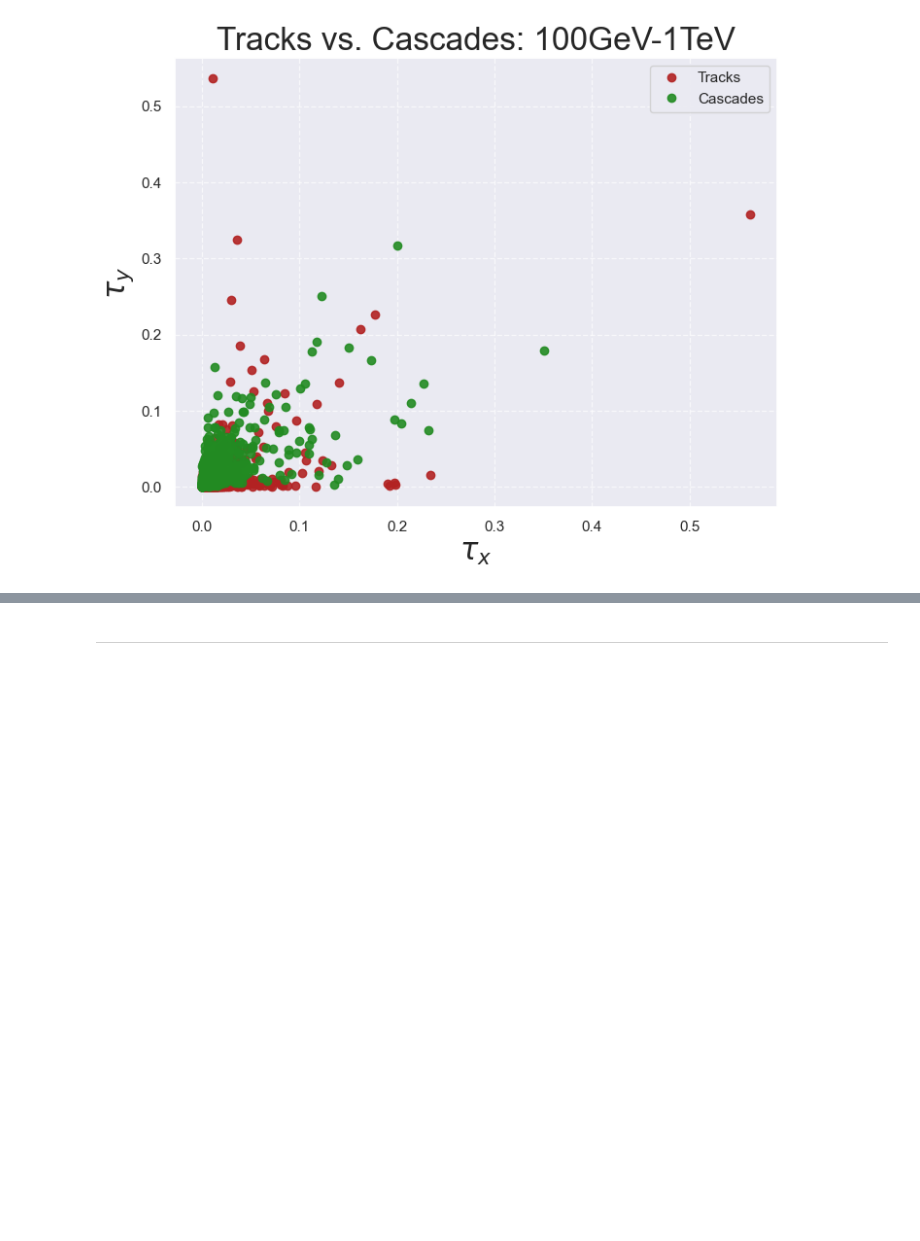
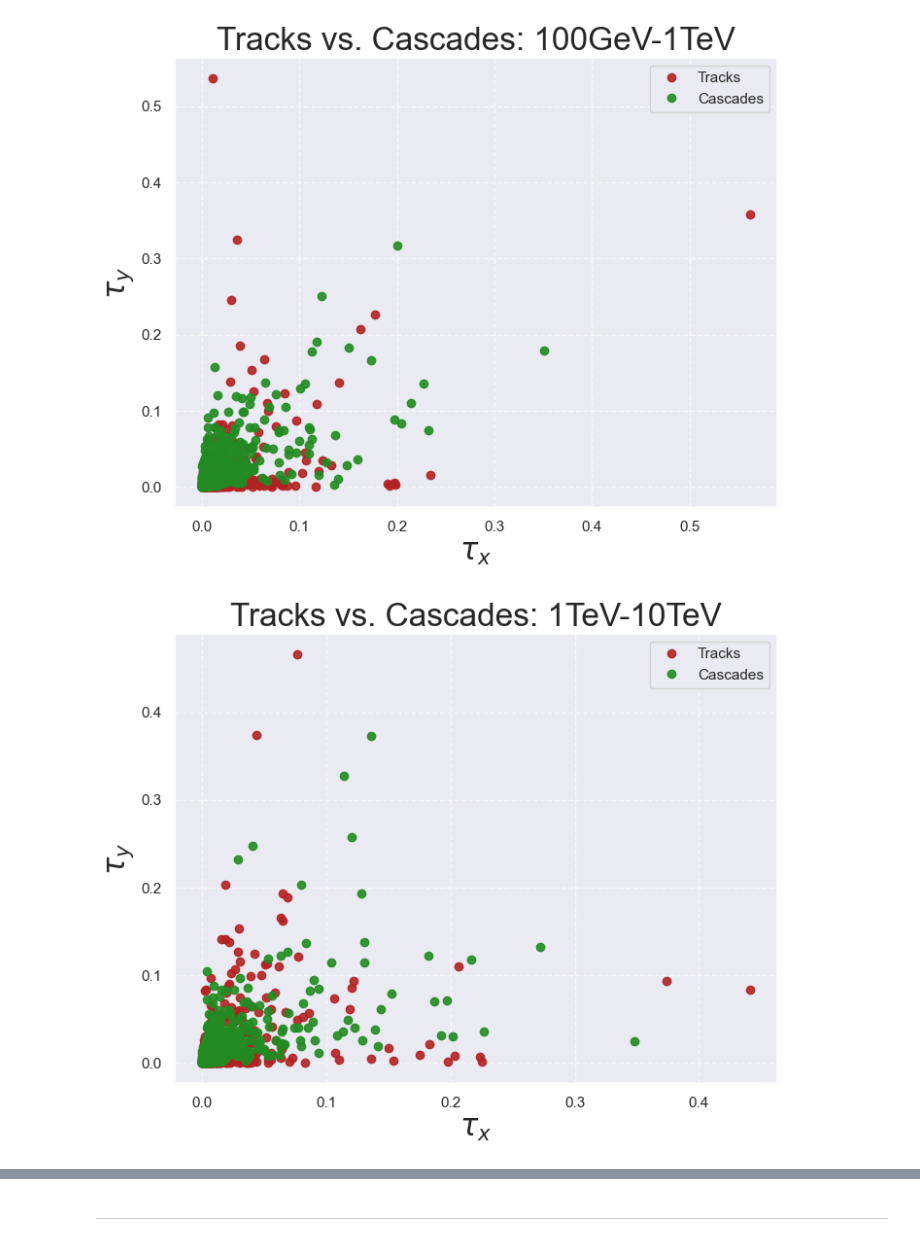
Before and after one commit to seanchisholm2/qcnn-lppc, a Jupyter notebook: QCNN_Instructional_NB.ipynb, the cells around one changed output, grey strips where cells are left out. Drawn from its saved outputs; the diff is of its cells as text; code cells hidden in the pictures; blank space fills up the shorter version.

```diff
--- a/QCNN_Instructional_NB.ipynb
+++ b/QCNN_Instructional_NB.ipynb
@@ -404,12 +404,19 @@ print(f"• x_test first row norm:  {jnp.linalg.norm(x_test_moi[0])}")
 • x_train first row norm:  1.0
 • x_test first row norm:  1.0
 # %%
-moments_bin = "100GeV-1TeV"
-# moments_bin = "1TeV-10TeV"
-# moments_bin = "10TeV-100TeV"
-# moments_bin = "100TeV-1PeV"
+moments_bin_1 = "100GeV-1TeV"
+moments_bin_2 = "1TeV-10TeV"
+moments_bin_3 = "10TeV-100TeV"
+moments_bin_4 = "100TeV-1PeV"
 
-x_tracks, y_tracks, x_cascades, y_cascades = LoadPhotonData.tracks_cascades_plot_data(energy_bin=moments_bin)
-LoadPhotonData.plot_tracks_cascades(x_tracks, y_tracks, x_cascades, y_cascades, energy_bin=moments_bin)
+x_tracks_1, y_tracks_1, x_cascades_1, y_cascades_1 = LoadPhotonData.tracks_cascades_plot_data(energy_bin=moments_bin_1)
+LoadPhotonData.plot_tracks_cascades(x_tracks_1, y_tracks_1, x_cascades_1, y_cascades_1, energy_bin=moments_bin_1,
+                                    save_fig=True)
 # %% [output]
 [figure]
+# %%
+x_tracks_2, y_tracks_2, x_cascades_2, y_cascades_2 = LoadPhotonData.tracks_cascades_plot_data(energy_bin=moments_bin_2)
+LoadPhotonData.plot_tracks_cascades(x_tracks_2, y_tracks_2, x_cascades_2, y_cascades_2, energy_bin=moments_bin_2,
+                                    save_fig=True)
+# %% [output]
+[figure, added]
```
Also changed, not shown: parts of 2 cells of this notebook, 5 other files.
